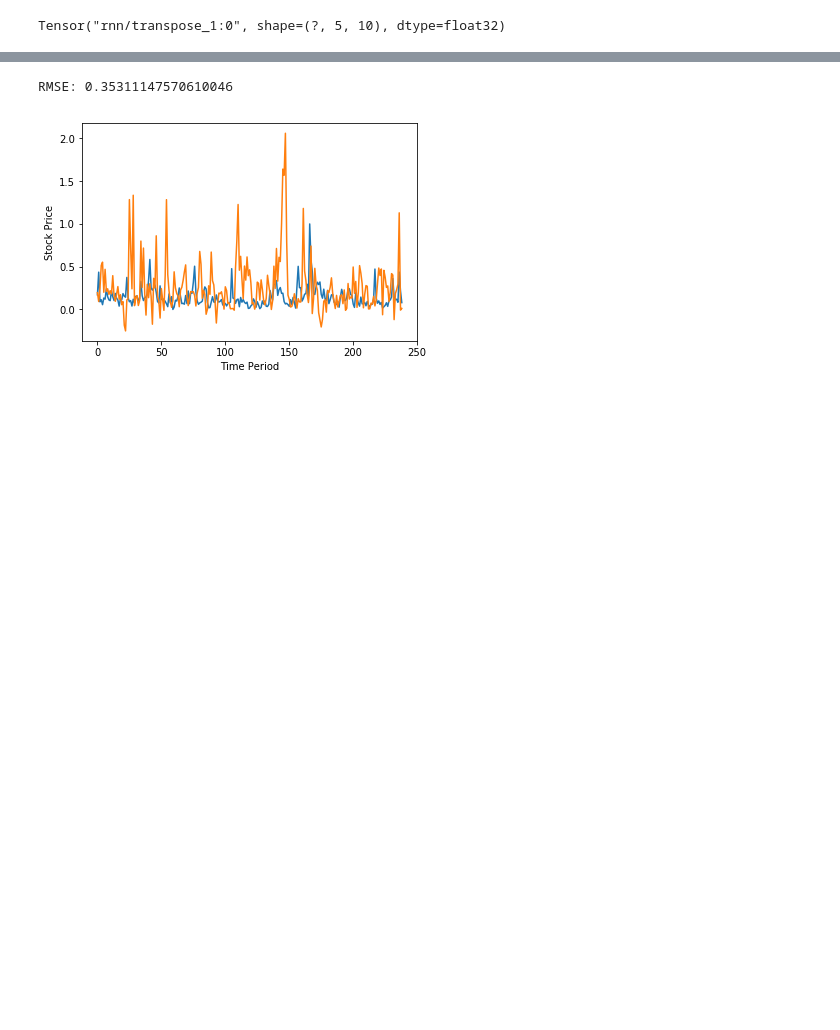
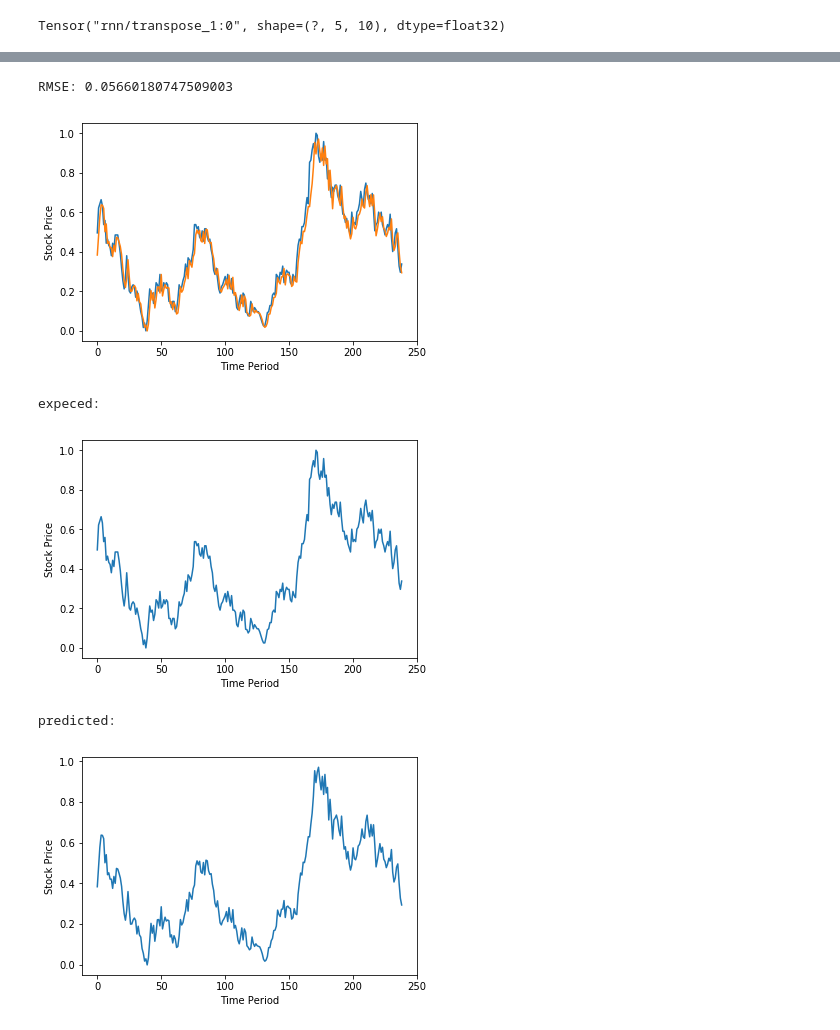
Before and after one commit to Kims-DeveloperGroup/stock-market-data-ML, a Jupyter notebook: daily_stock_price_prediction_prototype.ipynb, the cells around one changed output, grey strips where cells are left out. Drawn from its saved outputs; the diff is of its cells as text; code cells hidden in the pictures; blank space fills up the shorter version.

```diff
--- a/daily_stock_price_prediction_prototype.ipynb
+++ b/daily_stock_price_prediction_prototype.ipynb
@@ -24,12 +24,15 @@ def MinMaxScaler(data):
     # noise term prevents the zero division
     return numerator / (denominator + 1e-7)
 
-def extract_x_and_y(data, sequence_length):
+def extract_x_and_y(data, sequence_length, plus_days_to_predict=0):
     data_x = []
     data_y = []
     for i in range(0, len(data) - sequence_length):
         x = data[i:i + sequence_length]
-        y = data[i + sequence_length, [-1]]
+        if i + sequence_length + plus_days_to_predict < len(data):
+            y = data[i + sequence_length + plus_days_to_predict, [3]]
+        else:
+            y = 0
         data_x.append(x)
         data_y.append(y)
     return np.array(data_x), np.array(data_y)
@@ -38,9 +41,15 @@ def extract_x_and_y(data, sequence_length):
 def lstm_cell(hidden_size):
     cell = rnn.BasicLSTMCell(hidden_size, state_is_tuple=True)
     return cell
+
+def getDailyStockPriceData(code, startDate, endDate, sequence_length, plus_days_to_predict):
+    data = np.array(fdr.DataReader(code, startDate, endDate))
+    data = MinMaxScaler(data[:, 1:-1]) #시작가격, 최고가, 최적가, 종가, 거래량
+    return extract_x_and_y(data, sequence_length, plus_days_to_predict)
 # %%
 # country code: ex) 000150: Doosan(KR), Yihua Healthcare(CN)
-data = np.array(fdr.DataReader('000150', '2017-01-01', '2017-12-31'))
+code = '005930'
+data = np.array(fdr.DataReader(code, '1992-01-01', '2017-12-31'))
 data = MinMaxScaler(data[:, 1:-1]) #시작가격, 최고가, 최적가, 종가, 거래량
 print("shape:", data.shape, "\n", "data[0]: ", data[0])
 
@@ -60,7 +69,7 @@ data_x, data_y = extract_x_and_y(data, sequence_length)
 test_data_x, test_data_y = extract_x_and_y(test_data, sequence_length)
 
 batch_size = None
-learning_rate = 0.005
+learning_rate = 0.01
 # %%
 #이전 예제에서는 x y 를 one hot encoding으로 변환해서 사용했는데
 # 지금 예제에서는 어떻게 사용할 것인가.
@@ -104,7 +113,7 @@ rmse = tf.sqrt(tf.reduce_mean(tf.square(expected_results - predictions)))
 # %%
 sess = tf.Session()
 sess.run(tf.global_variables_initializer())
-for i in range(10000):
+for i in range(20000):
     _, step_loss = sess.run([train_op, loss], feed_dict={X: data_x, Y: data_y})
     if i % 1000 == 0:
         print("[step: {}] loss: {}".format(i, step_loss))
@@ -137,15 +156,33 @@ RMSE: 0.00693035451695323
 # %%
 # Test step
 test_predict = sess.run(Y_pred, feed_dict={X: test_data_x})
 rmse_val = sess.run(rmse, feed_dict={expected_results: test_data_y, predictions: test_predict})
 print("RMSE: {}".format(rmse_val))
 
 # Plot predictions
 plt.plot(test_data_y)
 plt.plot(test_predict)
 plt.xlabel("Time Period")
 plt.ylabel("Stock Price")
 plt.show()
+
+# test Y
+print("expeced:")
+plt.plot(test_data_y)
+plt.xlabel("Time Period")
+plt.ylabel("Stock Price")
+plt.show()
+
+# predict Y
+print("predicted:")
+plt.plot(test_predict)
+plt.xlabel("Time Period")
+plt.ylabel("Stock Price")
+plt.show()
 # %% [output]
-RMSE: 0.35311147570610046
+RMSE: 0.05660180747509003
-[figure, old version]
+[figure, new version]
+expeced:
+[figure, added]
+predicted:
+[figure, added]
```
Also changed, not shown: parts of 5 cells of this notebook.
